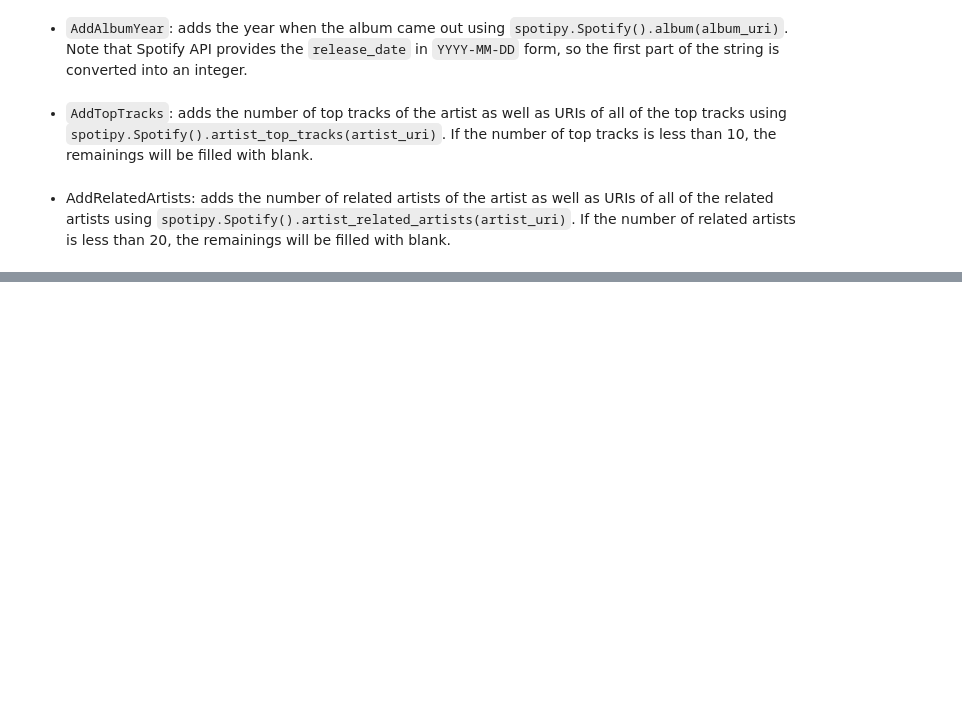
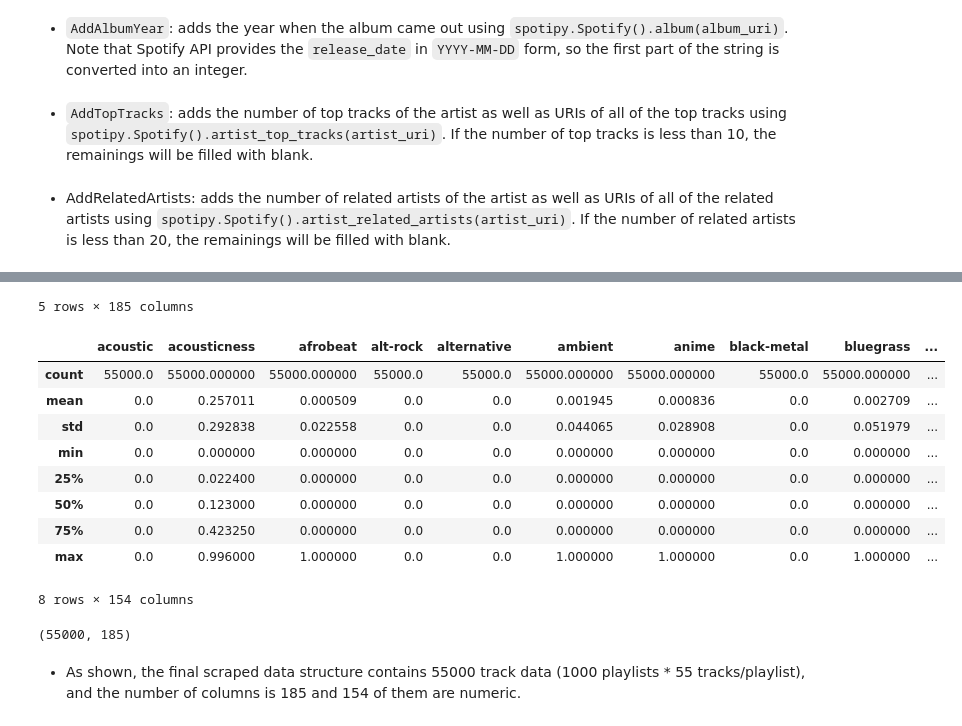
Before and after one commit to slee25/AC209A_SpotifyGroup30, a Jupyter notebook: notebooks/Data_Collection_EDA.ipynb, the cells around one changed output, grey strips where cells are left out. Saved outputs shown, nothing was run; the diff lists cells and outputs as text; code cells hidden in the pictures; blank space fills up the shorter version.

Commit message:
data collection done (eda not yet)

```diff
--- a/notebooks/Data_Collection_EDA.ipynb
+++ b/notebooks/Data_Collection_EDA.ipynb
@@ -661,0 +666,6 @@ def AddRelatedArtists(df, ind, sp):
+# %%
+playlists_df_full_part2 = pd.read_pickle('data/playlists_df_full_part2.pkl')
+display(playlists_df_full_part2.head())
+display(playlists_df_full_part2.describe())
+display(playlists_df_full_part2.shape)
+# %% [output]
@@ -661,0 +678,14 @@ def AddRelatedArtists(df, ind, sp):
+5 rows × 185 columns
+|  | acoustic | acousticness | afrobeat | alt-rock | alternative | ambient | anime | black-metal | bluegrass | ... |
+| count | 55000.0 | 55000.000000 | 55000.000000 | 55000.0 | 55000.0 | 55000.000000 | 55000.000000 | 55000.0 | 55000.000000 | ... |
+| mean | 0.0 | 0.257011 | 0.000509 | 0.0 | 0.0 | 0.001945 | 0.000836 | 0.0 | 0.002709 | ... |
+| std | 0.0 | 0.292838 | 0.022558 | 0.0 | 0.0 | 0.044065 | 0.028908 | 0.0 | 0.051979 | ... |
+| min | 0.0 | 0.000000 | 0.000000 | 0.0 | 0.0 | 0.000000 | 0.000000 | 0.0 | 0.000000 | ... |
+| 25% | 0.0 | 0.022400 | 0.000000 | 0.0 | 0.0 | 0.000000 | 0.000000 | 0.0 | 0.000000 | ... |
+| 50% | 0.0 | 0.123000 | 0.000000 | 0.0 | 0.0 | 0.000000 | 0.000000 | 0.0 | 0.000000 | ... |
+| 75% | 0.0 | 0.423250 | 0.000000 | 0.0 | 0.0 | 0.000000 | 0.000000 | 0.0 | 0.000000 | ... |
+| max | 0.0 | 0.996000 | 1.000000 | 0.0 | 0.0 | 1.000000 | 1.000000 | 0.0 | 1.000000 | ... |
+8 rows × 154 columns
+(55000, 185)
+# %% [markdown]
+- As shown, the final scraped data structure contains 55000 track data (1000 playlists * 55 tracks/playlist), and the number of columns is 185 and 154 of them are numeric.
```
Also changed, not shown: parts of 15 cells of this notebook, 2 other files.
